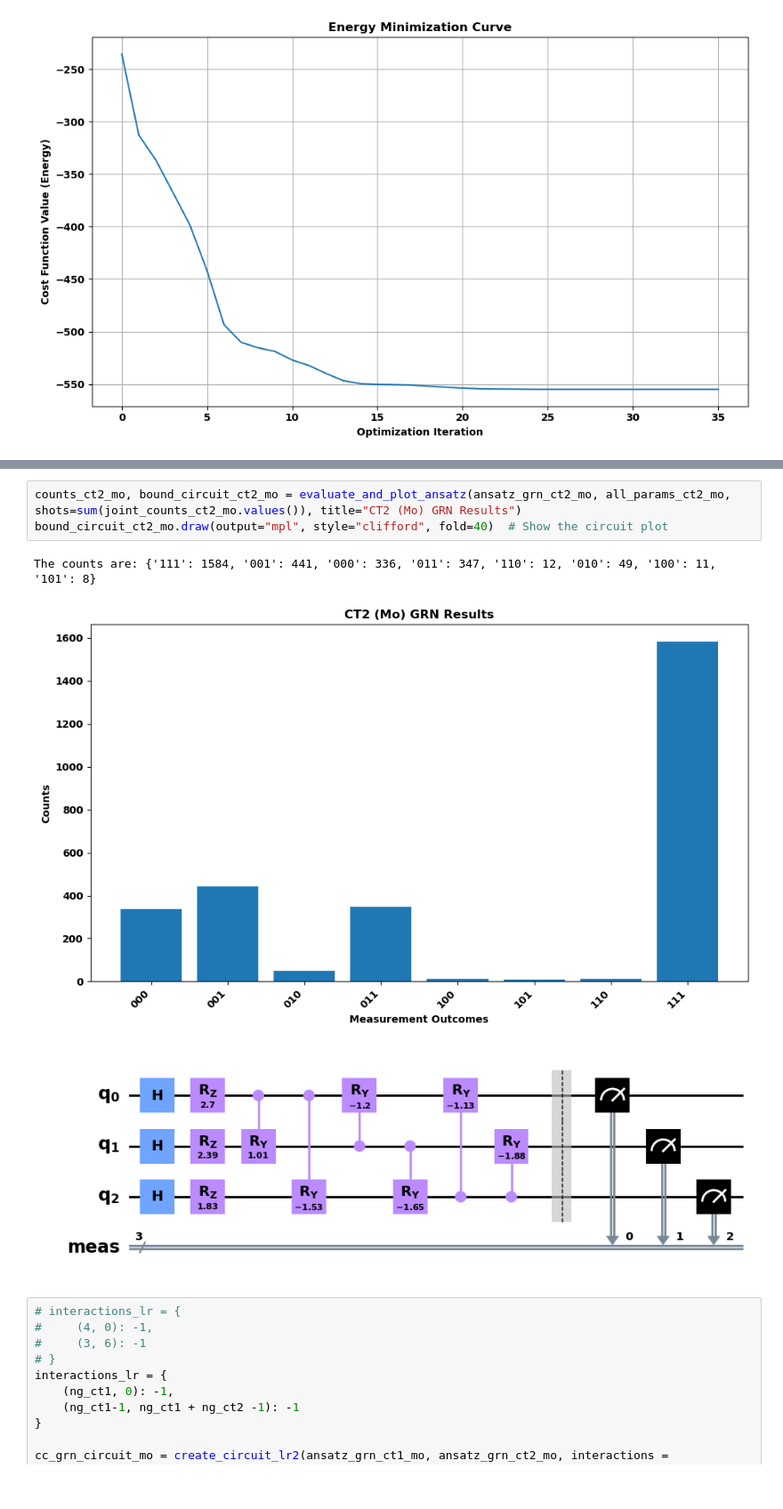
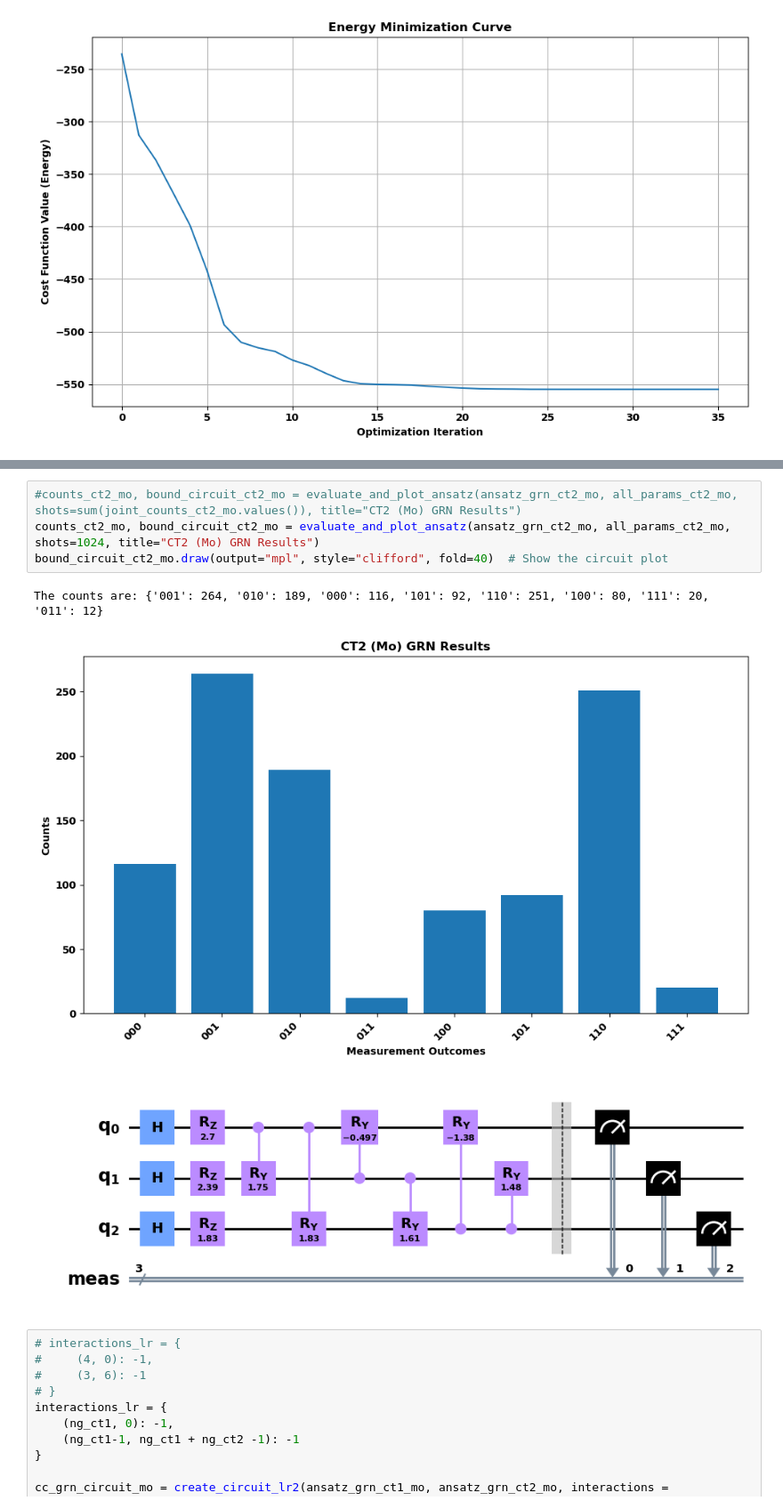
Before and after one commit to cailab-tamu/QuantumXCT, a Jupyter notebook: python/cc_grn_opt2.ipynb, the cells around one changed output, grey strips where cells are left out. Shown at 89% size. Cells and saved outputs as stored; diff of their text form.

```diff
--- a/python/cc_grn_opt2.ipynb
+++ b/python/cc_grn_opt2.ipynb
@@ -509,11 +516,12 @@ The counts are: {'111': 831, '001': 11, '000': 112, '011': 14, '101': 20, '010':
 [figure]
 # %%
-counts_ct2_mo, bound_circuit_ct2_mo = evaluate_and_plot_ansatz(ansatz_grn_ct2_mo, all_params_ct2_mo, shots=sum(joint_counts_ct2_mo.values()), title="CT2 (Mo) GRN Results")
+#counts_ct2_mo, bound_circuit_ct2_mo = evaluate_and_plot_ansatz(ansatz_grn_ct2_mo, all_params_ct2_mo, shots=sum(joint_counts_ct2_mo.values()), title="CT2 (Mo) GRN Results")
+counts_ct2_mo, bound_circuit_ct2_mo = evaluate_and_plot_ansatz(ansatz_grn_ct2_mo, all_params_ct2_mo, shots=1024, title="CT2 (Mo) GRN Results")
 bound_circuit_ct2_mo.draw(output="mpl", style="clifford", fold=40)  # Show the circuit plot
 # %% [output]
-The counts are: {'111': 1584, '001': 441, '000': 336, '011': 347, '110': 12, '010': 49, '100': 11, '101': 8}
+The counts are: {'001': 264, '010': 189, '000': 116, '101': 92, '110': 251, '100': 80, '111': 20, '011': 12}
-[figure, old version]
+[figure, new version]
-[figure, old version]
+[figure, new version]
 # %%
 # interactions_lr = {
 #     (4, 0): -1,
```
Also changed, not shown: parts of 15 cells of this notebook.
